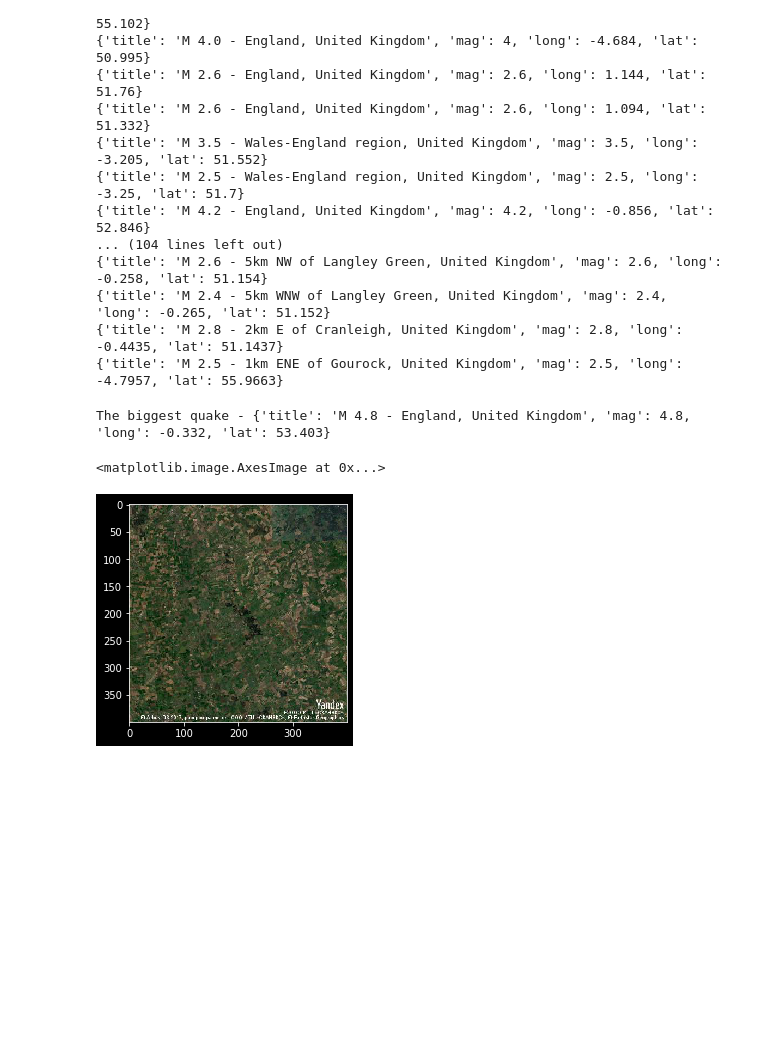
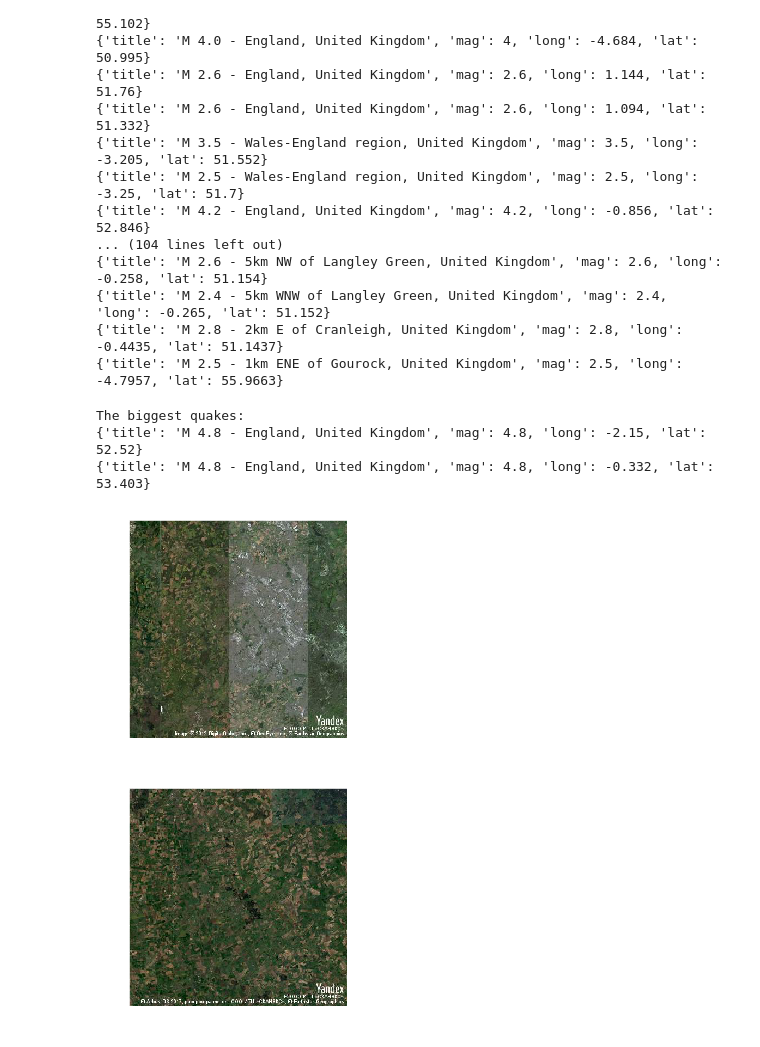
Before and after one commit to maxhipperson/rsd-classwork-2019, a Jupyter notebook: earthquake_data_analysis.ipynb, the cells around one changed output. Saved outputs shown, nothing was run; the diff lists cells and outputs as text; code cells hidden in the pictures; blank space fills up the shorter version.

Commit message:
Can display the location of multiple quakes with the same maximum magnitude

```diff
--- a/earthquake_data_analysis.ipynb
+++ b/earthquake_data_analysis.ipynb
@@ -58,32 +55,49 @@ sorted_quakes = sorted(parsed_quakes, key=lambda x: x['mag'])
+# %%
+# Sort the parsed quakes based on  magnitude in ascending order
+# Sorting is kind of unnecessary
+sorted_quakes = sorted(parsed_quakes, key=lambda x: x['mag'])
+
+# This line is a bit tricky. It uses list comprehension to make a list of the magnitudes of all
+# the quakes and takes the max, before creating a list with the maximum magnitude as a conditional.
+max_quakes = [quake for quake in sorted_quakes if quake['mag'] == max([quake['mag'] for quake in sorted_quakes])]
 # %%
 # Get the biggest magnitude earthquake
-big_bad_quake = sorted_quakes[-1]
-print('The biggest quake - {}'.format(big_bad_quake))
+print('The biggest quakes:')
+for quake in max_quakes:
+    print(quake)
 # %% [output]
-The biggest quake - {'title': 'M 4.8 - England, United Kingdom', 'mag': 4.8, 'long': -0.332, 'lat': 53.403}
+The biggest quakes:
+{'title': 'M 4.8 - England, United Kingdom', 'mag': 4.8, 'long': -2.15, 'lat': 52.52}
+{'title': 'M 4.8 - England, United Kingdom', 'mag': 4.8, 'long': -0.332, 'lat': 53.403}
 # %%
+%matplotlib inline
+import matplotlib.pyplot as plt
+import imageio
+
 # Define a function that returns a satellite image given latitude and longitude
 def request_map_at(lat, long, satellite=True, zoom=10, size=(400, 400)):
     base = "https://static-maps.yandex.ru/1.x/?"
     params = dict(
         z = zoom,
         size = str(size[0]) + "," + str(size[1]),
         ll = str(long) + "," + str(lat),
         l = "sat" if satellite else "map",
         lang = "en_US"
     )
 
     return requests.get(base,params=params).content
 
-# Call the function for our example quake
-map_bytes = request_map_at(big_bad_quake['lat'],big_bad_quake['long'])
+
+# Display the location of each of the max quakes
+for quake in max_quakes:
+
+    # Call the function for each max quake
+    map_bytes = request_map_at(quake['lat'],quake['long'])
+
+    # Convert image from bytes to image and display it
+    im = imageio.imread(map_bytes)
+    plt.figure()
+    plt.imshow(im)
+# %% [output]
+[figure, added]
+[figure, added]
-# %%
-import matplotlib.pyplot as plt
-import imageio
-
-# Convert the image from bytes to an image and display it
-im = imageio.imread(map_bytes)
-plt.imshow(im)
-# %% [output]
-<matplotlib.image.AxesImage at 0x...>
-[figure, removed]
```
Also changed, not shown: parts of 1 cell of this notebook.
